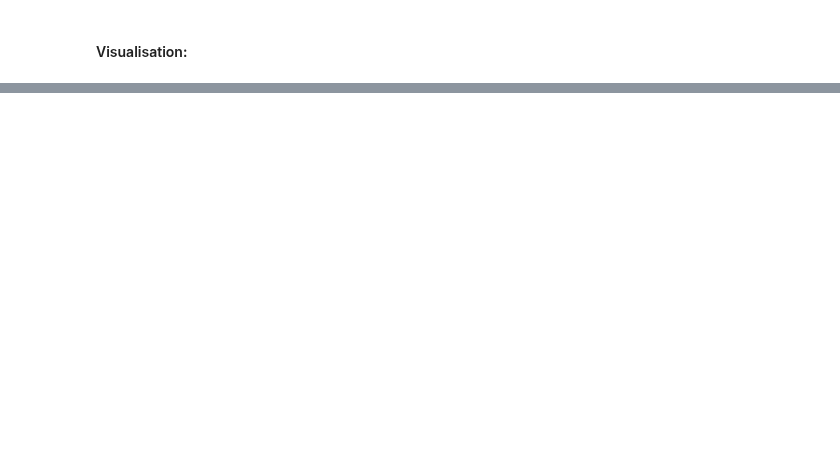
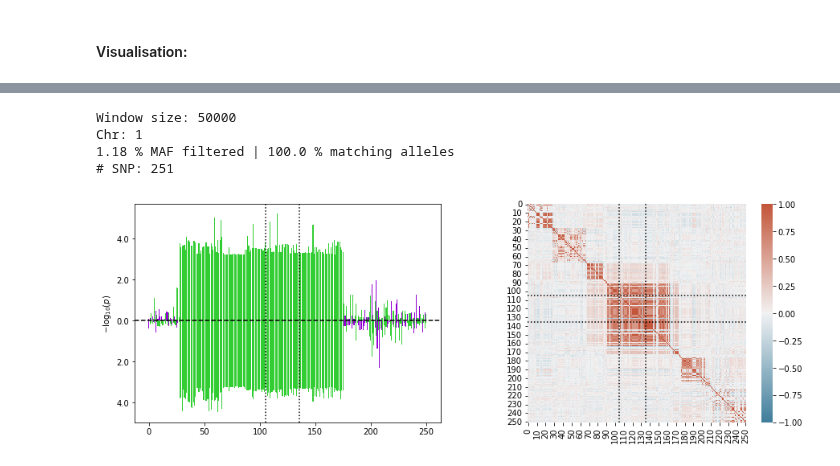
Before and after one commit to BergmannLab/PascalX, a Jupyter notebook: examples/x_scoring.ipynb, the cells around one changed output, grey strips where cells are left out. Cells and saved outputs as stored; diff of their text form; code cells hidden in the pictures; blank space fills up the shorter version.

```diff
--- a/examples/x_scoring.ipynb
+++ b/examples/x_scoring.ipynb
@@ -106,0 +105,9 @@ gscorer.plot_Manhattan(R[0],sigLine=1e-8,logsigThreshold=8,labelSig=True)
+# %%
+plt.figure(figsize=(15,5))
+Xscorer.plot_genesnps('FCRL6','A','B',mark_window=True,show_correlation=True);
+# %% [output]
+Window size: 50000
+Chr: 1
+1.18 % MAF filtered | 100.0 % matching alleles
+# SNP: 251
+[figure, added]
```
Also changed, not shown: parts of 11 cells of this notebook, 5 other files.
